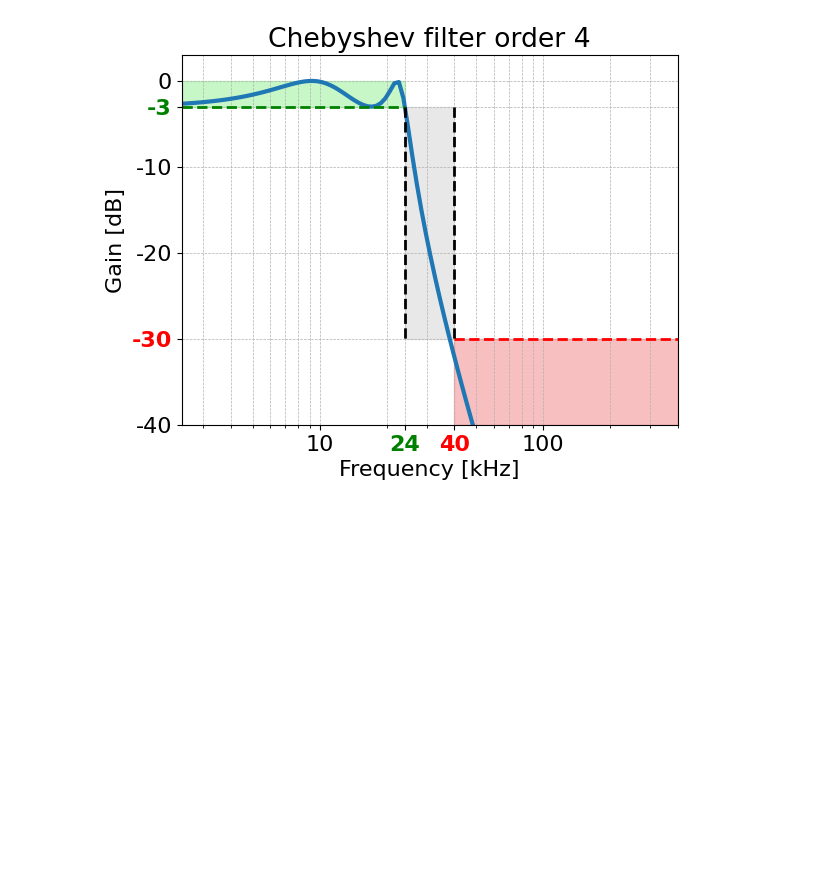
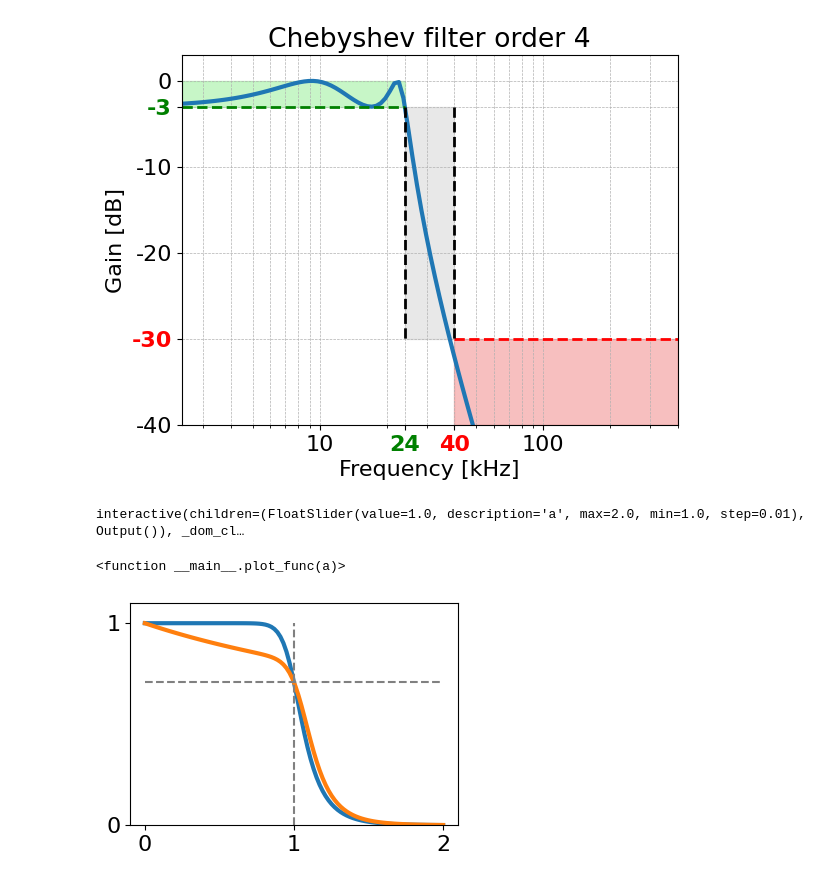
Before and after one commit to tdubach/fachdidaktik, a Jupyter notebook: filter/filter_tolerance_plot.ipynb, the cells around one changed output. Drawn from its saved outputs; the diff is of its cells as text; code cells hidden in the pictures; blank space fills up the shorter version.

```diff
--- a/filter/filter_tolerance_plot.ipynb
+++ b/filter/filter_tolerance_plot.ipynb
@@ -97,3 +101,53 @@ tolerance_plot(f_p, f_s, gpass, gstop, w, mag)
 plt.title(f'Chebyshev filter order {n}');
 # %% [output]
 [figure]
+# %%
+
+# Define the function H(s, a)
+def H_flat(w, a):
+    return 1 / np.sqrt((1-w**2)**2 + (a*w)**2)
+
+# Create a range of s values
+w = np.linspace(0, 4, 100)
+
+# Define a function to plot H(s, a) for a range of s values
+def plot_func(a):
+    fig = plt.figure()
+    plt.plot(w, H_flat(w, a), linewidth=2)
+    plt.ylim(0, 1.2)
+    plt.xlabel(r'$\omega$')
+    plt.ylabel(r'$|H(j\omega)|$')
+    plt.grid(True)
+    fig.tight_layout()
+    plt.show()
+
+# Create an interactive widget for a
+interact(plot_func, a=(1, 2, 0.01))
+# %% [output]
+interactive(children=(FloatSlider(value=1.0, description='a', max=2.0, min=1.0, step=0.01), Output()), _dom_cl…
+<function __main__.plot_func(a)>
+# %%
+n = 10
+
+# Define the function H(s, a)
+def H1(w):
+    return 1 / np.sqrt(1 + w**(2*n))
+def H2(w):
+    return 1 / np.sqrt(1 + 1/2*w + 1/2*w**(2*n))
+
+# Create a range of s values
+w = np.linspace(0, 2, 100)
+
+fig, ax = plt.subplots(1, 1, figsize=(4, 3))
+# Define a function to plot H(s, a) for a range of s values
+for H in [H1, H2]:
+    plt.plot(w, H(w), linewidth=3)
+plt.ylim(0, 1.1)
+plt.hlines(1/np.sqrt(2), 0, 2, linestyles='--', color='gray', label=r'$1/\sqrt{2}$')
+plt.vlines(1, 0, 1, linestyles='--', color='gray', label=r'$\omega_c$')
+ax.set_xticks([0, 1, 2])  # Set x ticks at 0, 1, 2
+ax.set_yticks([0, 1])  # Set y ticks at 0, 1
+fig.tight_layout()
+plt.show()
+# %% [output]
+[figure, added]
```
Also changed, not shown: parts of 2 cells of this notebook.
